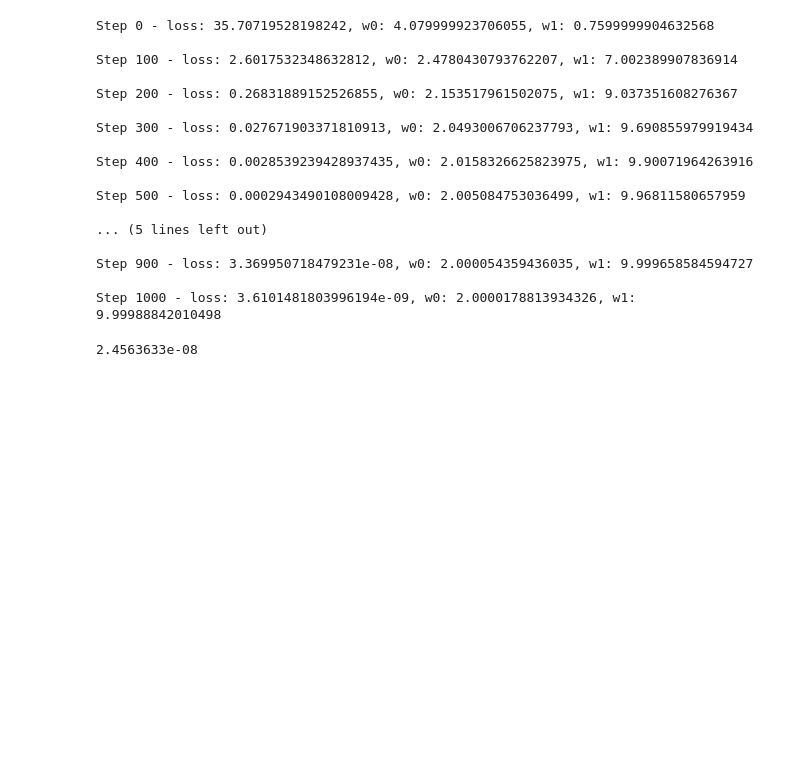
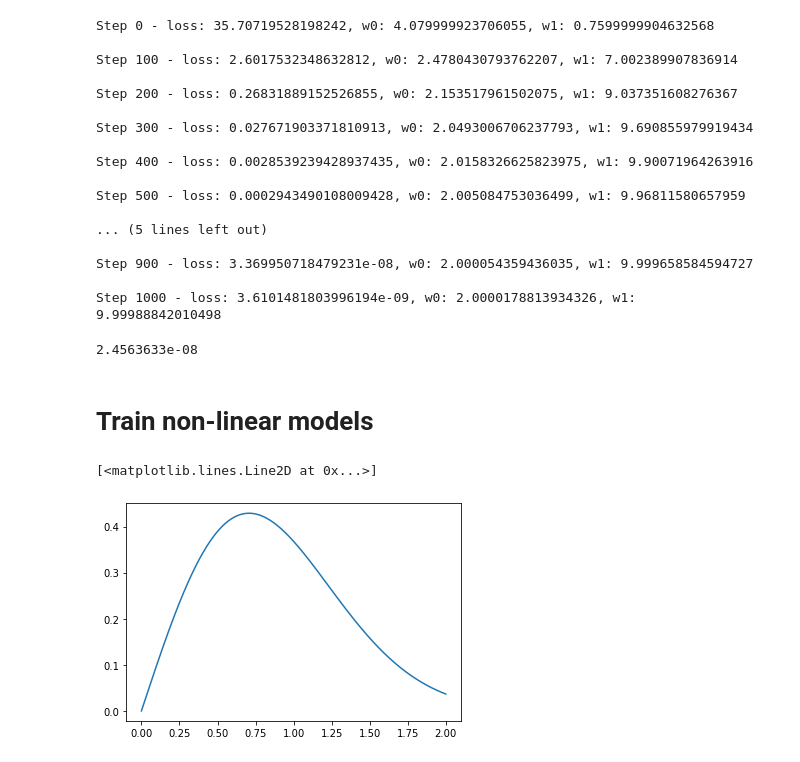
Before and after one commit to xiaomiaoright/MachineLearingAndTradingInFinance, a Jupyter notebook: TensorFlow.ipynb, the cells around one changed output. Drawn from its saved outputs; the diff is of its cells as text; code cells hidden in the pictures; blank space fills up the shorter version.

Commit message:
TensorFlow traning on non-linear functions

```diff
--- a/TensorFlow.ipynb
+++ b/TensorFlow.ipynb
@@ -206,3 +206,14 @@ loss = loss_mse(x_test, Y_test, w0, w1)
 loss.numpy()
 # %% [output]
 2.4563633e-08
+# %% [markdown]
+# Train non-linear models
+# %%
+x = tf.constant(np.linspace(0, 2, 1000), dtype=tf.float32)
+Y = x * tf.exp(-x**2)
+# %%
+%matplotlib inline
+plt.plot(x,Y)
+# %% [output]
+[<matplotlib.lines.Line2D at 0x...>]
+[figure, added]
```
Also changed, not shown: parts of 5 cells of this notebook.
